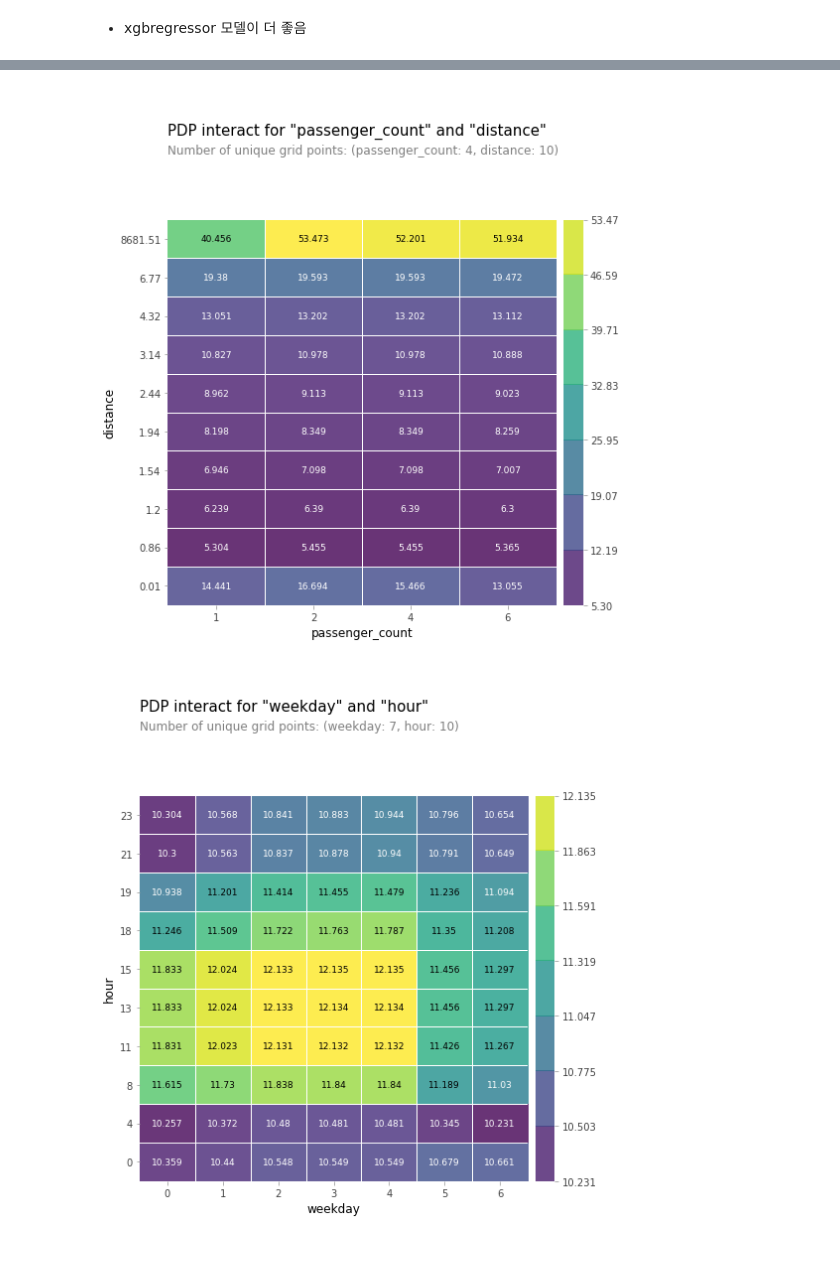
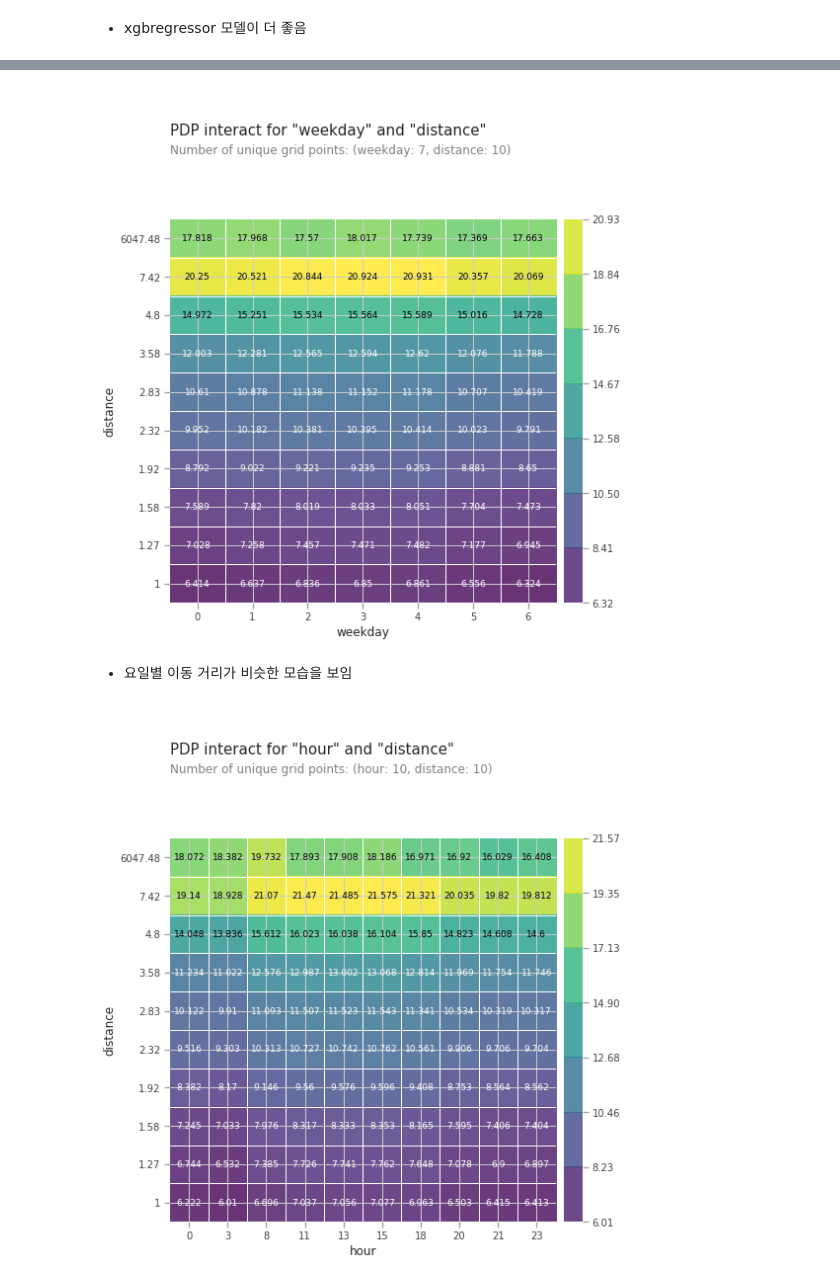
Before and after one commit to jiyoungemma/Uber_fare_prediction, a Jupyter notebook: Uber_fare_Prediction.ipynb, the cells around one changed output, grey strips where cells are left out. Saved outputs shown, nothing was run; the diff lists cells and outputs as text; code cells hidden in the pictures; blank space fills up the shorter version.

```diff
--- a/Uber_fare_Prediction.ipynb
+++ b/Uber_fare_Prediction.ipynb
@@ -203,4 +230,5 @@ plt.title("Weekday");
 # %%
+df = df.sort_values(by = 'hour')
 hour = pd.value_counts(df['hour'].values, sort=False)
 hour.plot.bar(color="c");
 plt.title("Hour");
@@ -298,24 +347,16 @@ display(pd.DataFrame([['MSE', mse],['MAE', mae],['RMSE', rmse],['R2', r2]], colu
 - XGB 회귀 모델은 예측력이 좋아 빠르게 적합학 파라미터를 찾기 때문에 사용
-# %%
-encoder = OrdinalEncoder()
-X_train_encoded = encoder.fit_transform(X_train)
-X_val_encoded = encoder.transform(X_val)
-
-boosting = XGBRegressor(
-    n_estimators=1000,
-    objective='reg:squarederror',
-    learning_rate=0.2,
-    n_jobs=-1
-)
-
-eval_set = [(X_train_encoded, y_train),
-            (X_val_encoded, y_val)]
-
-tt = TransformedTargetRegressor(regressor=boosting,
-                                func=np.log1p, inverse_func=np.expm1)
-
-
-boosting.fit(X_train_encoded, y_train,
-          eval_set=eval_set,
-          early_stopping_rounds=50
-         )
+# %%
+boosting = XGBRegressor(
+    n_estimators=10000,
+    objective='reg:squarederror',
+    learning_rate=0.2,
+    n_jobs=-1
+)
+
+eval_set = [(X_train, y_train),
+            (X_val, y_val)]
+# %%
+boosting.fit(X_train, y_train,
+          eval_set=eval_set,
+          early_stopping_rounds=50
+         )
@@ -435,26 +495,28 @@ features
 # %%
-features = ['passenger_count','distance']
+features = ['weekday','distance']
 
 interaction = pdp_interact(
     model=boosting,
-    dataset=X_val_encoded,
+    dataset=X_val,
     model_features=X_val.columns,
     features=features
 )
 pdp_interact_plot(interaction, plot_type='grid',
                   feature_names=features);
 # %% [output]
-[figure, old version]
+[figure, new version]
+# %% [markdown]
+- 요일별 이동 거리가 비슷한 모습을 보임
 # %%
-features = ['weekday','hour']
+features = ['hour','distance']
 
 interaction = pdp_interact(
     model=boosting,
-    dataset=X_val_encoded,
+    dataset=X_val,
     model_features=X_val.columns,
     features=features
 )
 pdp_interact_plot(interaction, plot_type='grid',
                   feature_names=features);
 # %% [output]
-[figure, old version]
+[figure, new version]
```
Also changed, not shown: parts of 57 cells of this notebook.
